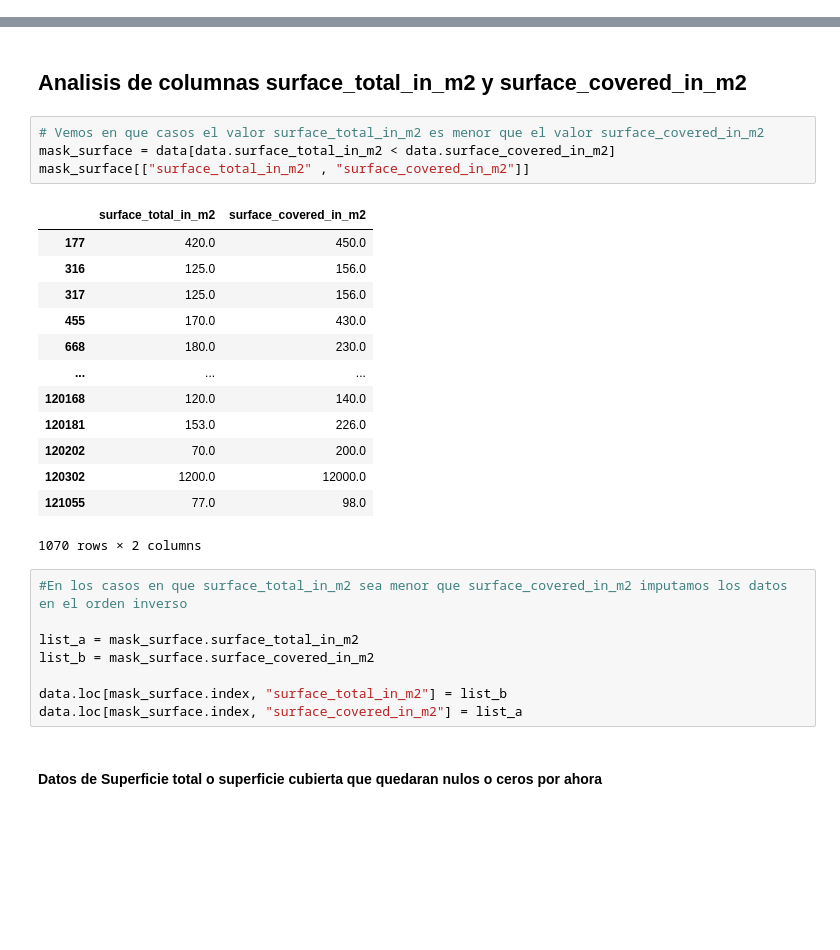
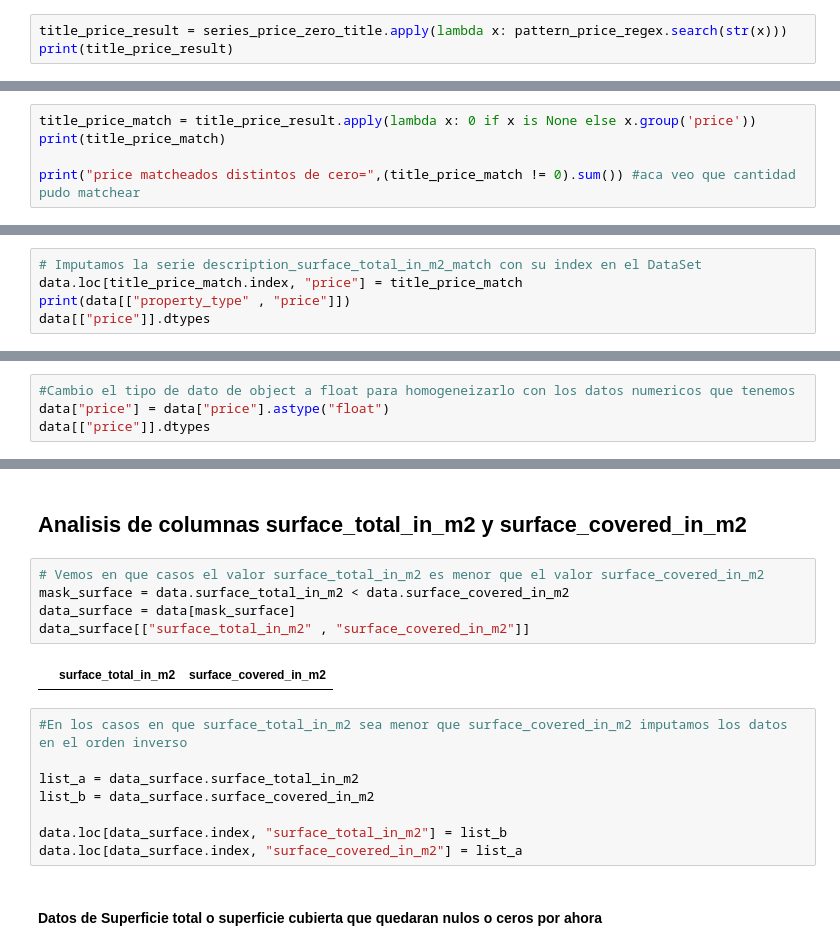
Before and after one commit to BenkosT/TP_Limpieza, a Jupyter notebook: Notebooks/Limpieza.ipynb, the cells around one changed output, grey strips where cells are left out. Drawn from its saved outputs; the diff is of its cells as text; blank space fills up the shorter version.

```diff
--- a/Notebooks/Limpieza.ipynb
+++ b/Notebooks/Limpieza.ipynb
@@ -626,0 +752,3 @@ data_prices_surfaces_prices_m2_null.shape[0]
+# %%
+title_price_result = series_price_zero_title.apply(lambda x: pattern_price_regex.search(str(x)))
+print(title_price_result)
@@ -626,0 +768,5 @@ data_prices_surfaces_prices_m2_null.shape[0]
+# %%
+title_price_match = title_price_result.apply(lambda x: 0 if x is None else x.group('price'))
+print(title_price_match)
+
+print("price matcheados distintos de cero=",(title_price_match != 0).sum()) #aca veo que cantidad pudo matchear
@@ -626,0 +787,5 @@ data_prices_surfaces_prices_m2_null.shape[0]
+# %%
+# Imputamos la serie description_surface_total_in_m2_match con su index en el DataSet
+data.loc[title_price_match.index, "price"] = title_price_match
+print(data[["property_type" , "price"]])
+data[["price"]].dtypes
@@ -626,0 +809,4 @@ data_prices_surfaces_prices_m2_null.shape[0]
+# %%
+#Cambio el tipo de dato de object a float para homogeneizarlo con los datos numericos que tenemos
+data["price"] = data["price"].astype("float")
+data[["price"]].dtypes
@@ -658,30 +847,19 @@ data.loc[data_null_place_name.index, "place_name"] = 'Tigre'
 ## Analisis de columnas surface_total_in_m2 y surface_covered_in_m2
 # %%
 # Vemos en que casos el valor surface_total_in_m2 es menor que el valor surface_covered_in_m2
-mask_surface = data[data.surface_total_in_m2 < data.surface_covered_in_m2]
-mask_surface[["surface_total_in_m2" , "surface_covered_in_m2"]]
+mask_surface = data.surface_total_in_m2 < data.surface_covered_in_m2
+data_surface = data[mask_surface]
+data_surface[["surface_total_in_m2" , "surface_covered_in_m2"]]
 # %% [output]
 |  | surface_total_in_m2 | surface_covered_in_m2 |
-| 177 | 420.0 | 450.0 |
-| 316 | 125.0 | 156.0 |
-| 317 | 125.0 | 156.0 |
-| 455 | 170.0 | 430.0 |
-| 668 | 180.0 | 230.0 |
-| ... | ... | ... |
-| 120168 | 120.0 | 140.0 |
-| 120181 | 153.0 | 226.0 |
-| 120202 | 70.0 | 200.0 |
-| 120302 | 1200.0 | 12000.0 |
-| 121055 | 77.0 | 98.0 |
-1070 rows × 2 columns
 # %%
 #En los casos en que surface_total_in_m2 sea menor que surface_covered_in_m2 imputamos los datos en el orden inverso
 
-list_a = mask_surface.surface_total_in_m2
-list_b = mask_surface.surface_covered_in_m2
+list_a = data_surface.surface_total_in_m2
+list_b = data_surface.surface_covered_in_m2
 
-data.loc[mask_surface.index, "surface_total_in_m2"] = list_b
-data.loc[mask_surface.index, "surface_covered_in_m2"] = list_a
+data.loc[data_surface.index, "surface_total_in_m2"] = list_b
+data.loc[data_surface.index, "surface_covered_in_m2"] = list_a
 # %% [markdown]
 #### Datos de Superficie total o superficie cubierta que quedaran nulos o ceros por ahora
 # %%
```
Also changed, not shown: parts of 24 cells of this notebook.
